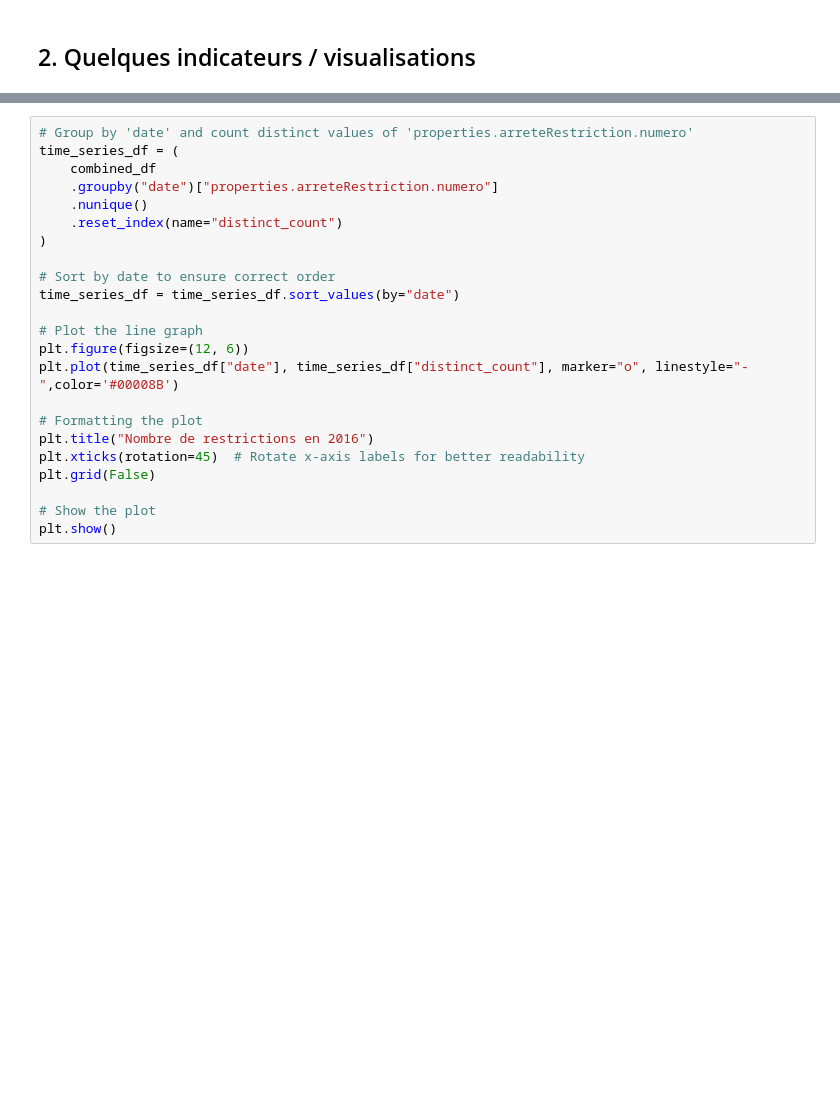
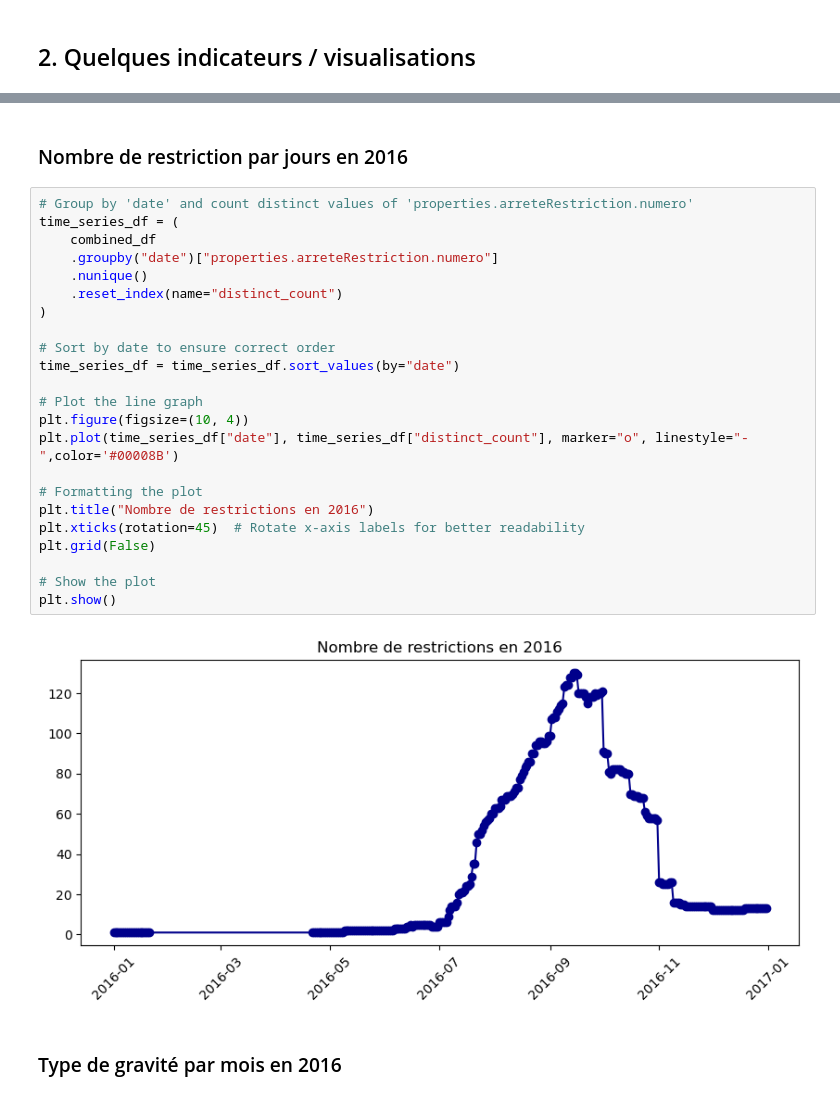
Before and after one commit to solenwa/FaciliTACCT-Equipe3, a Jupyter notebook: Intensité des sécheresses passées.ipynb, the cells around one changed output, grey strips where cells are left out. Drawn from its saved outputs; the diff is of its cells as text; blank space fills up the shorter version.

```diff
--- a/Intensité des sécheresses passées.ipynb
+++ b/Intensité des sécheresses passées.ipynb
@@ -177,26 +236,32 @@ combined_df["properties.niveauGravite"].unique()
+# %% [markdown]
+### Nombre de restriction par jours en 2016
 # %%
 # Group by 'date' and count distinct values of 'properties.arreteRestriction.numero'
 time_series_df = (
     combined_df
     .groupby("date")["properties.arreteRestriction.numero"]
     .nunique()
     .reset_index(name="distinct_count")
 )
 
 # Sort by date to ensure correct order
 time_series_df = time_series_df.sort_values(by="date")
 
 # Plot the line graph
-plt.figure(figsize=(12, 6))
+plt.figure(figsize=(10, 4))
 plt.plot(time_series_df["date"], time_series_df["distinct_count"], marker="o", linestyle="-",color='#00008B')
 
 # Formatting the plot
 plt.title("Nombre de restrictions en 2016")
 plt.xticks(rotation=45)  # Rotate x-axis labels for better readability
 plt.grid(False)
 
 # Show the plot
 plt.show()
+# %% [output]
+[figure, added]
+# %% [markdown]
+### Type de gravité par mois en 2016
 # %%
 # Extract year-month for aggregation
 combined_df["month"] = combined_df["date"].dt.to_period("M")
```
Also changed, not shown: parts of 10 cells of this notebook.
